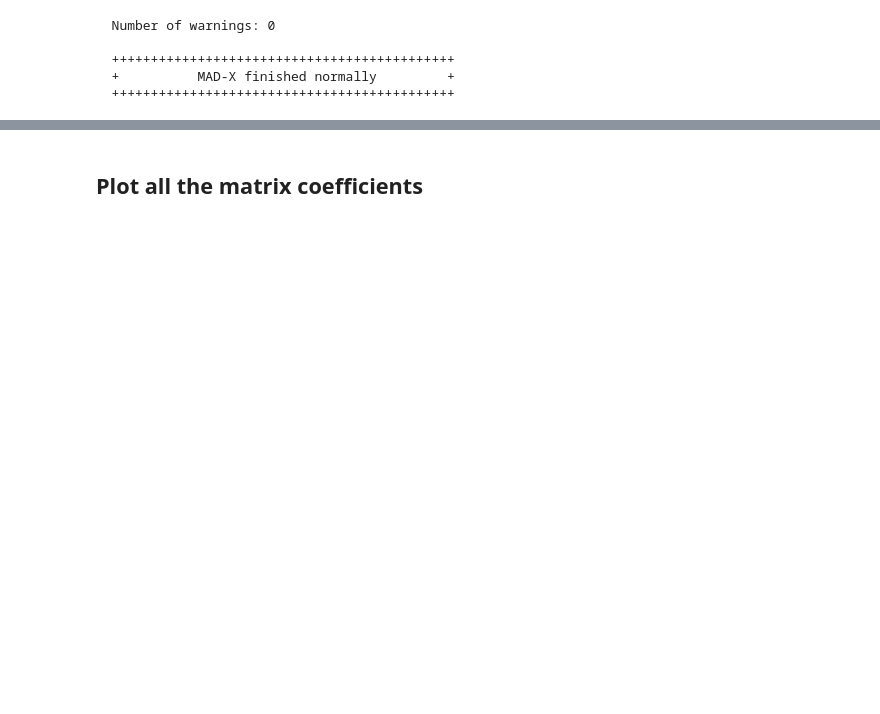
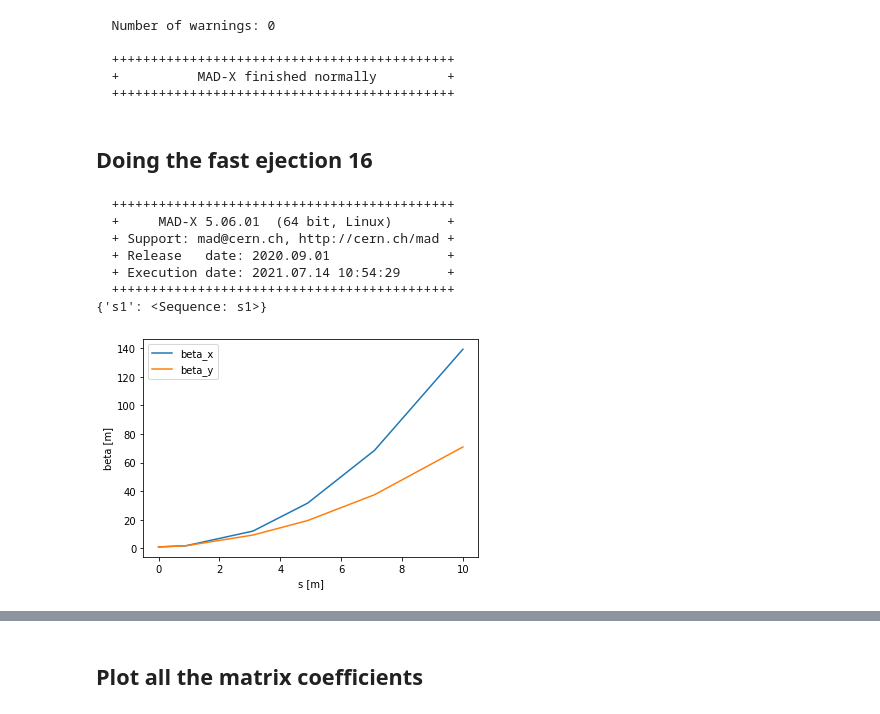
Before and after one commit to eliottjohnson/MADX-Examples-Eliott, a Jupyter notebook: TMatrix-to-MADX.ipynb, the cells around one changed output, grey strips where cells are left out. Saved outputs shown, nothing was run; the diff lists cells and outputs as text; code cells hidden in the pictures; blank space fills up the shorter version.

Commit message:
adding Francesco fast extraction in 16

```diff
--- a/TMatrix-to-MADX.ipynb
+++ b/TMatrix-to-MADX.ipynb
@@ -290,4 +291,48 @@ madx.quit()
   ++++++++++++++++++++++++++++++++++++++++++++
   +          MAD-X finished normally         +
   ++++++++++++++++++++++++++++++++++++++++++++
+# %% [markdown]
+## Doing the fast ejection 16
+# %%
+madx = Madx(command_log="commandlog") #Writes the errors in this file once madx has quit
+madx.option(verbose=False, debug=False, echo=False, warn=False, twiss_print=False) #Hides the output in the terminal
+
+madx.beam(particle='proton', pc=25)
+
+madx.command.sequence.clone('S1', l=10)
+madx.command.endsequence()
+
+madx.command.rbend.clone('D16STRAY', L=2.20480, ANGLE=0.0, K1=-.047, K2=0.33)
+madx.command.rbend.clone('F16SHIM', L=2.19624,ANGLE=0.021,K1=0.0)
+
+madx.command.seqedit(sequence='S1')
+madx.command.install(element='D1', class_='D16STRAY', at='2.0') # Random positions, remeber starts from middle
+madx.command.install(element='F1', class_='F16SHIM', at='6.0')
+madx.command.endedit()
+
+print(madx.sequence)
+
+madx.use(sequence="S1")
+twiss = madx.twiss(betx=1, bety=1, rmatrix=True).dframe()
+
+
+%matplotlib inline
+import matplotlib.pyplot as plt
+plt.plot(twiss.s, twiss.betx,label='beta_x')
+plt.plot(twiss.s, twiss.bety,label='beta_y')
+plt.xlabel('s [m]')
+plt.ylabel('beta [m]')
+plt.legend()
+plt.show()
+
+matExtracted = get_matrix_from_twiss(twiss)
+# %% [output]
+  ++++++++++++++++++++++++++++++++++++++++++++
+  +     MAD-X 5.06.01  (64 bit, Linux)       +
+  + Support: mad@cern.ch, http://cern.ch/mad +
+  + Release   date: 2020.09.01               +
+  + Execution date: 2021.07.14 10:54:29      +
+  ++++++++++++++++++++++++++++++++++++++++++++
+{'s1': <Sequence: s1>}
+[figure, added]
 # %% [markdown]
```
Also changed, not shown: parts of 8 cells of this notebook, 2 other files.
